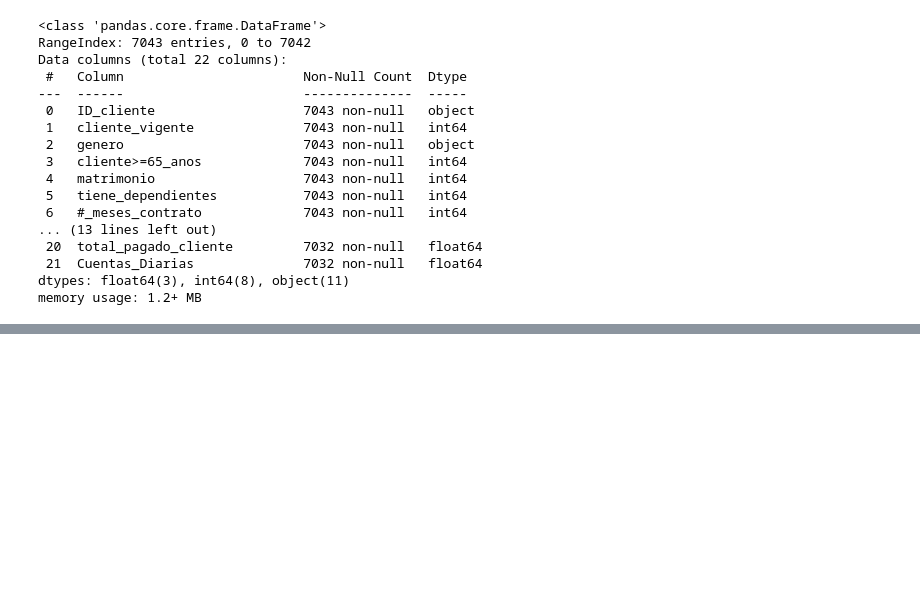
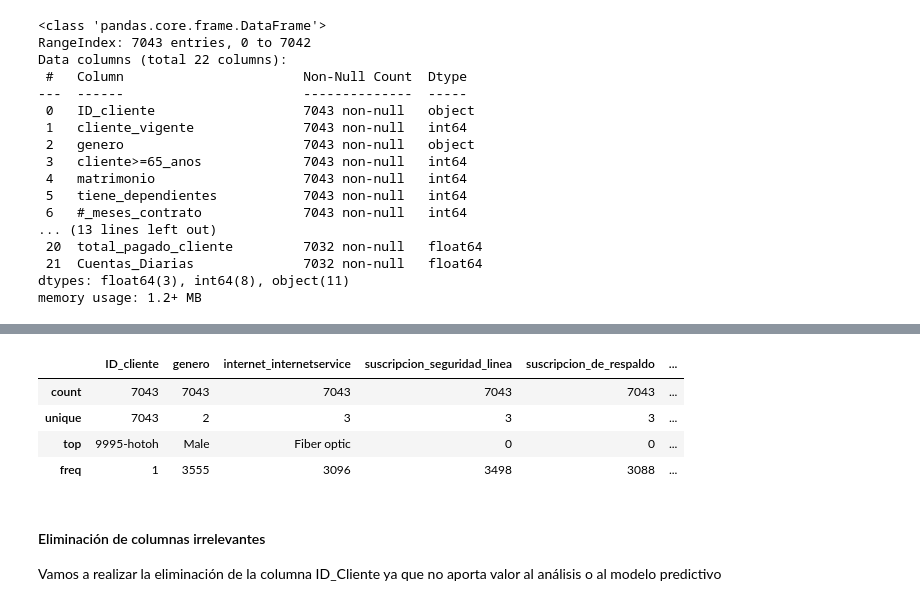
Before and after one commit to Starleen1996/TelecomX_Parte2_Latam_Predicci-n_Modelos, a Jupyter notebook: TelecomX_LATAM_Parte2_Predicción_Modelos_Actualizado.ipynb, the cells around one changed output, grey strips where cells are left out. Saved outputs shown, nothing was run; the diff lists cells and outputs as text; code cells hidden in the pictures; blank space fills up the shorter version.

```diff
--- a/TelecomX_LATAM_Parte2_Predicción_Modelos_Actualizado.ipynb
+++ b/TelecomX_LATAM_Parte2_Predicción_Modelos_Actualizado.ipynb
@@ -53,0 +71,11 @@ memory usage: 1.2+ MB
+# %%
+datos.describe(include='O') # Podemos ver la estadistica descriptiva de las variables categoricas
+# %% [output]
+|  | ID_cliente | genero | internet_internetservice | suscripcion_seguridad_linea | suscripcion_de_respaldo | ... |
+| count | 7043 | 7043 | 7043 | 7043 | 7043 | ... |
+| unique | 7043 | 2 | 3 | 3 | 3 | ... |
+| top | 9995-hotoh | Male | Fiber optic | 0 | 0 | ... |
+| freq | 1 | 3555 | 3096 | 3498 | 3088 | ... |
+# %% [markdown]
+#### Eliminación de columnas irrelevantes
+Vamos a realizar la eliminación de la columna ID_Cliente ya que no aporta valor al análisis o al modelo predictivo
```
Also changed, not shown: parts of 21 cells of this notebook.
